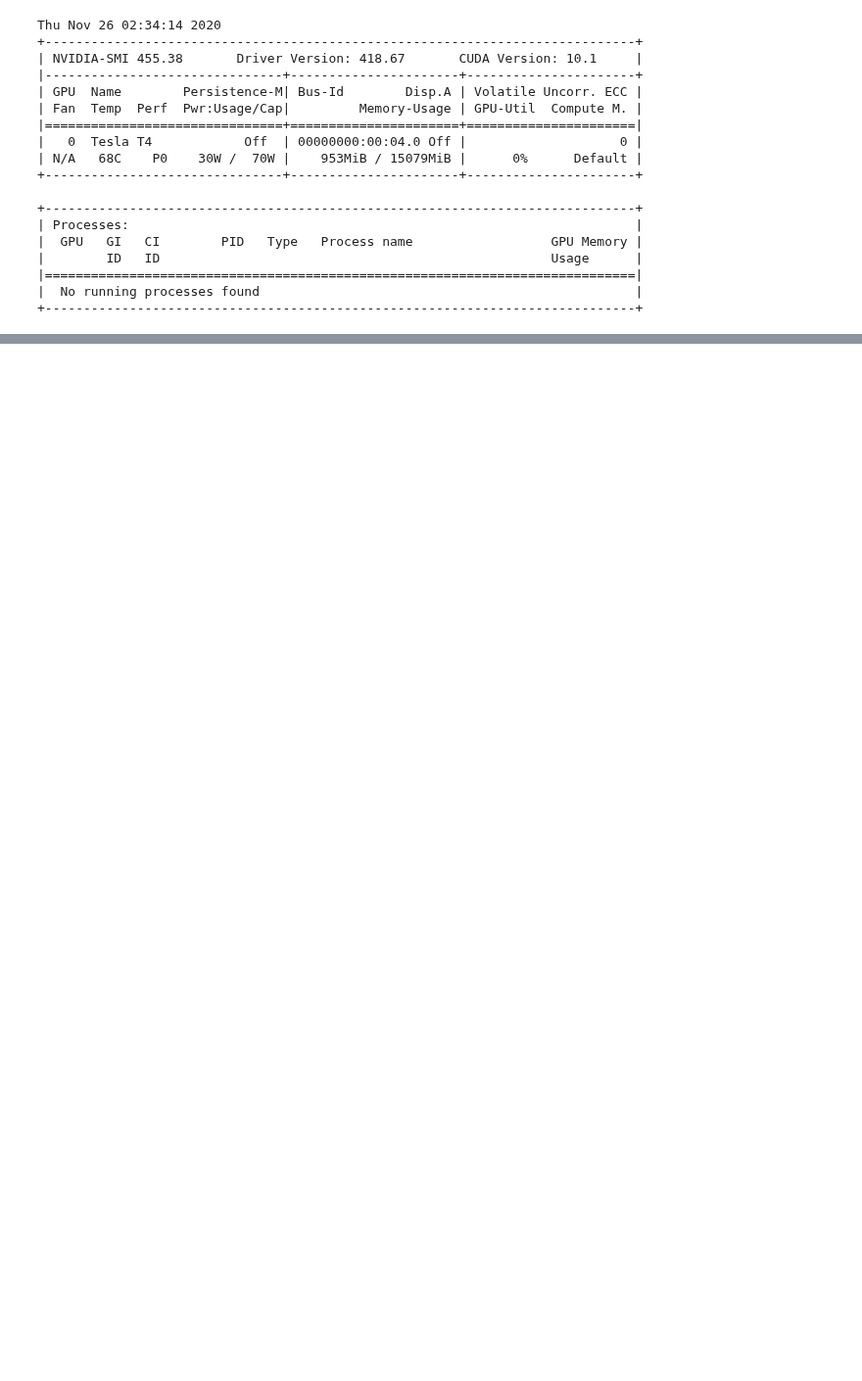
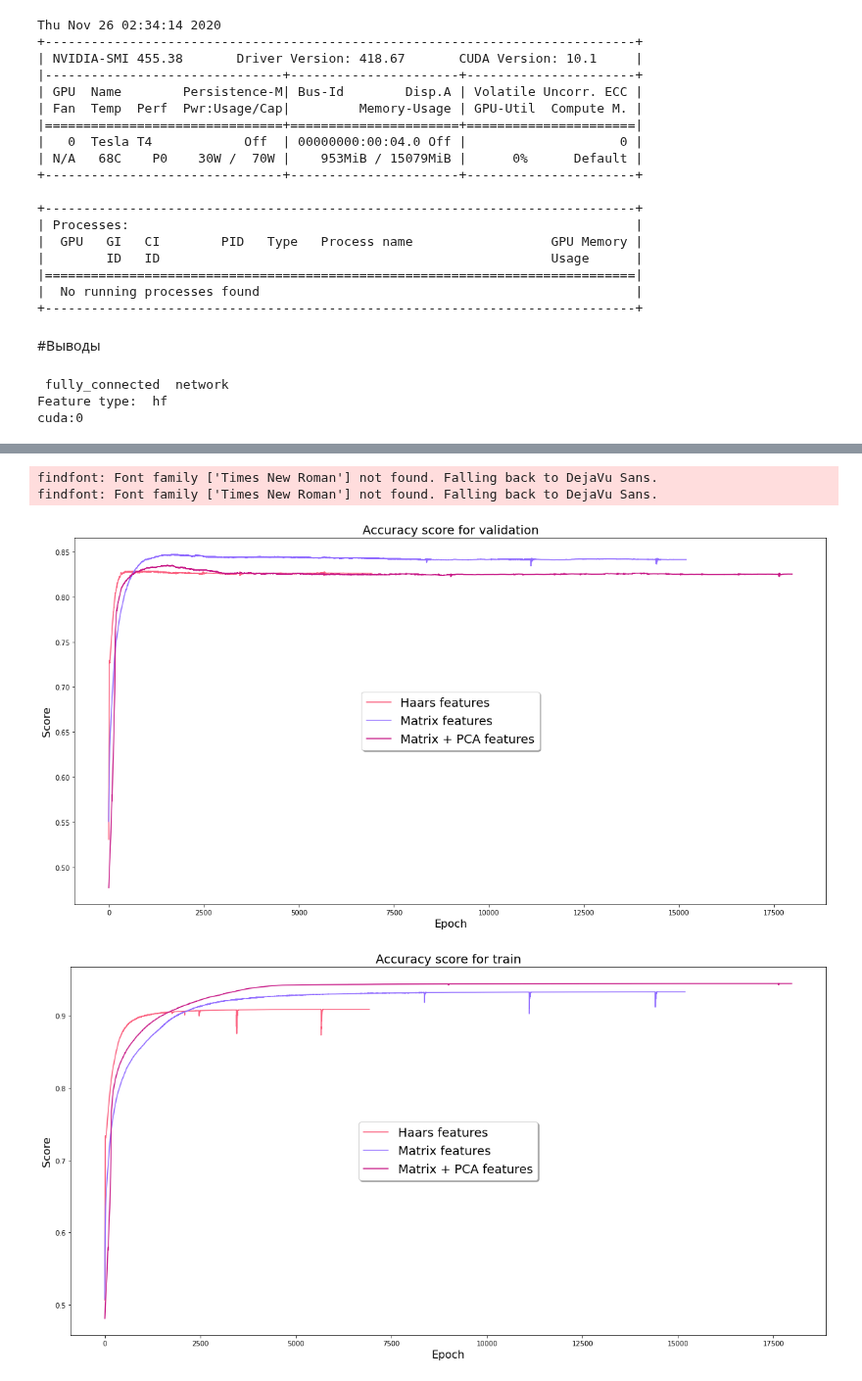
Before and after one commit to Kat-ies/Coursework, a Jupyter notebook: Neural_network_face_classificaion.ipynb, the cells around one changed output, grey strips where cells are left out. Shown at 98% size. Drawn from its saved outputs; the diff is of its cells as text; code cells hidden in the pictures; blank space fills up the shorter version.

```diff
--- a/Neural_network_face_classificaion.ipynb
+++ b/Neural_network_face_classificaion.ipynb
@@ -178,7 +178,7 @@ def plot_graphic(y_points, title):
     plt.show()
 # %%
 def nn_training(x_train, y_train, is_gpu, loop, time_df, feature_type, index,
-                y_points_acc, y_points_loss, y_points_val, net_type):
+                y_points_acc, y_points_loss, y_points_val, net_type, learning_rate):
 
     #Зафиксируем всё, что фиксируется, чтобы получать одинаковые результаты между запусками
     torch.manual_seed(RANDOM_SEED)
@@ -192,7 +192,7 @@ def nn_training(x_train, y_train, is_gpu, loop, time_df, feature_type, index,
         net_index = 0
 
     criterion =  nn.CrossEntropyLoss()
-    optimizer = torch.optim.Adam(net.parameters(), lr=0.001, betas=(0.9, 0.999), eps=1e-08, weight_decay=0, amsgrad=False)
+    optimizer = torch.optim.Adam(net.parameters(), lr=learning_rate, betas=(0.9, 0.999), eps=1e-08, weight_decay=0, amsgrad=False)
 
     #сделаем массивы точек для построения гафиков accuracy при обучении
     y_points_for_one, y_loss_points_for_one, y_val_points_for_one = [], [], []
@@ -319,15 +319,16 @@ matrix_net_pca_df = pd.DataFrame(columns=net_cols[:2])
 y_points_acc, y_points_loss, y_points_val = [], [], []
 
 MAX_ITER = 50000
+LEARNING_RATE = 0.001
 
 for is_gpu in range(0,2):
-    nn_training(all_features[0], y_train, is_gpu, MAX_ITER, net_time_df, 'hf', 0, y_points_acc, y_points_loss, y_points_val, 'fully_connected')
+    nn_training(all_features[0], y_train, is_gpu, MAX_ITER, net_time_df, 'hf', 0, y_points_acc, y_points_loss, y_points_val, 'fully_connected',LEARNING_RATE)
     nn_test(all_features[3], is_gpu, 'hf', haars_net_df, net_time_df, 3, 'fully_connected')
 
-    nn_training(all_features[1], y_train, is_gpu, MAX_ITER, net_time_df, 'mf', 1, y_points_acc, y_points_loss, y_points_val, 'fully_connected')
+    nn_training(all_features[1], y_train, is_gpu, MAX_ITER, net_time_df, 'mf', 1, y_points_acc, y_points_loss, y_points_val, 'fully_connected',LEARNING_RATE)
     nn_test(all_features[4], is_gpu, 'mf', matrix_net_df, net_time_df, 4, 'fully_connected')
 
-    nn_training(all_features[2], y_train, is_gpu, MAX_ITER, net_time_df, 'mf_pca', 2, y_points_acc, y_points_loss, y_points_val, 'fully_connected')
+    nn_training(all_features[2], y_train, is_gpu, MAX_ITER, net_time_df, 'mf_pca', 2, y_points_acc, y_points_loss, y_points_val, 'fully_connected',LEARNING_RATE)
     nn_test(all_features[5], is_gpu, 'mf_pca', matrix_net_pca_df, net_time_df, 5, 'fully_connected')
 
 haars_net_df.insert(0, 'y_test', y_test)
@@ -363,10 +364,11 @@ Loss:  0.3726615607738495
 haars_net_df, matrix_net_df, matrix_net_pca_df, net_time_df = load_df()
 
 MAX_ITER = 50000
+LEARNING_RATE = 0.001
 y_points_acc, y_points_loss, y_points_val = [], [], []
 for is_gpu in range(0,2):
     y_points_acc.clear(), y_points_loss.clear(), y_points_val.clear()
-    nn_training(all_features[1], y_train, is_gpu, MAX_ITER // 50, net_time_df, 'mf', 1, y_points_acc, y_points_loss, y_points_val, 'convolution')
+    nn_training(all_features[1], y_train, is_gpu, MAX_ITER // 50, net_time_df, 'mf', 1, y_points_acc, y_points_loss, y_points_val, 'convolution', LEARNING_RATE)
     nn_test(all_features[4], is_gpu, 'mf', matrix_net_df, net_time_df, 4, 'convolution')
 
 save_df(haars_net_df, matrix_net_df, matrix_net_pca_df, net_time_df)
@@ -470,3 +470,38 @@ Thu Nov 26 02:34:14 2020
 |=============================================================================|
 |  No running processes found                                                 |
 +-----------------------------------------------------------------------------+
+# %% [markdown]
+#Выводы
+# %%
+#сделаем новые датафреймы, чтобы потом сравнить точность
+new_haars_net_df = pd.DataFrame(columns=['fully_con_net_gpu'])
+new_matrix_net_df = pd.DataFrame(columns=['fully_con_net_gpu'])
+new_matrix_net_pca_df = pd.DataFrame(columns=['fully_con_net_gpu'])
+
+new_net_time_df = pd.DataFrame(index = categories, columns = net_cols)
+new_net_accuracy = pd.DataFrame(features_list, index=['1', '2', '3'], columns=['features'])
+
+y_points_acc, y_points_loss, y_points_val = [], [], []
+
+
+MAX_ITER = 50000
+LEARNING_RATE = 0.0001
+is_gpu = 1
+
+
+nn_training(all_features[0], y_train, is_gpu, MAX_ITER, net_time_df, 'hf', 0, y_points_acc, y_points_loss, y_points_val, 'fully_connected',0.001)
+nn_test(all_features[3], is_gpu, 'hf', new_haars_net_df, new_net_time_df, 3, 'fully_connected')
+
+nn_training(all_features[1], y_train, is_gpu, MAX_ITER, net_time_df, 'mf', 1, y_points_acc, y_points_loss, y_points_val, 'fully_connected',0.0001)
+nn_test(all_features[4], is_gpu, 'mf', new_matrix_net_df, new_net_time_df, 4, 'fully_connected')
+
+nn_training(all_features[2], y_train, is_gpu, MAX_ITER, net_time_df, 'mf_pca', 2, y_points_acc, y_points_loss, y_points_val, 'fully_connected',0.0001)
+nn_test(all_features[5], is_gpu, 'mf_pca', new_matrix_net_pca_df, new_net_time_df, 5, 'fully_connected')
+
+new_haars_net_df.insert(0, 'y_test', y_test)
+new_matrix_net_df.insert(0, 'y_test', y_test)
+new_matrix_net_pca_df.insert(0, 'y_test', y_test)
+# %% [output]
+ fully_connected  network
+Feature type:  hf
+cuda:0
@@ -472,0 +528,4 @@ Thu Nov 26 02:34:14 2020
+findfont: Font family ['Times New Roman'] not found. Falling back to DejaVu Sans.
+findfont: Font family ['Times New Roman'] not found. Falling back to DejaVu Sans.
+[figure, added]
+[figure, added]
```
Also changed, not shown: parts of 8 cells of this notebook.
